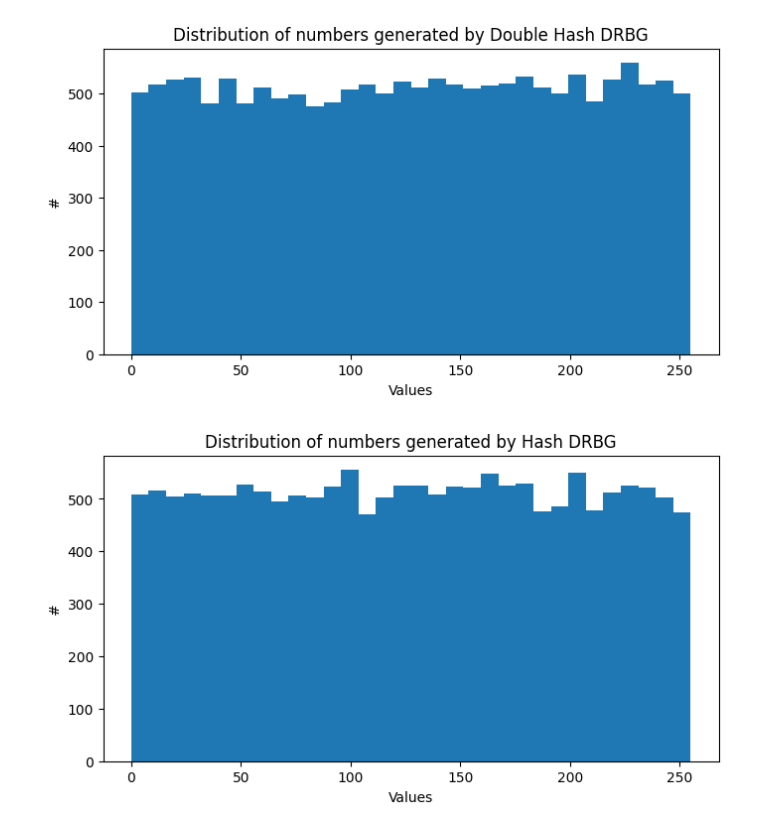
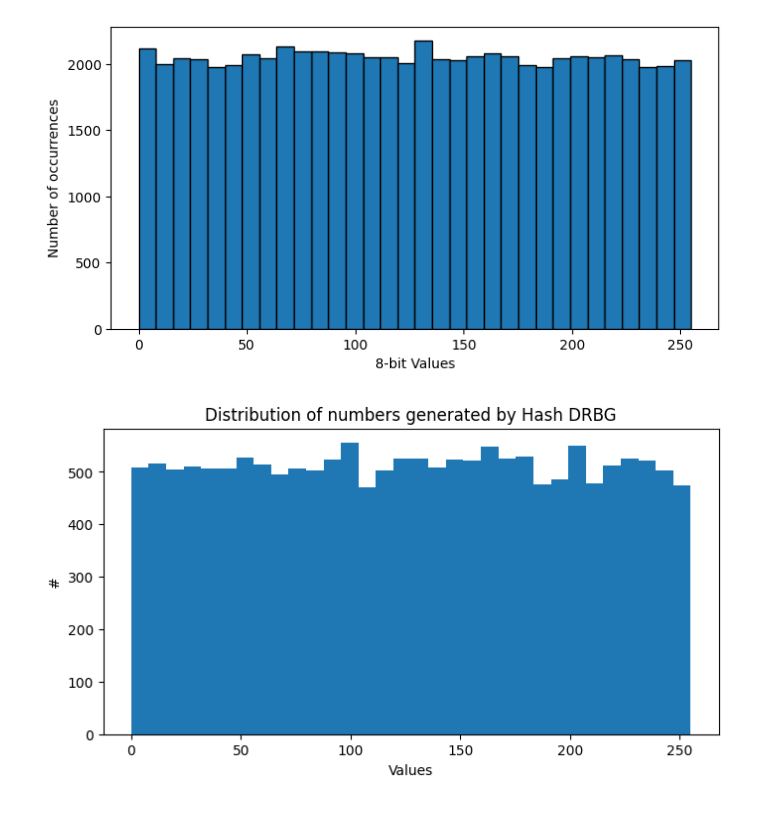
Before and after one commit to Siromanec/video-scrambler, a Jupyter notebook: notebooks/randomness_validation/validate-randomness.ipynb, the cells around one changed output. Drawn from its saved outputs; the diff is of its cells as text; code cells hidden in the pictures.

```diff
--- a/notebooks/randomness_validation/validate-randomness.ipynb
+++ b/notebooks/randomness_validation/validate-randomness.ipynb
@@ -1,19 +1,20 @@
 # %%
 import matplotlib.pyplot as plt
 # %%
-file_name = "random_output_hash_drbg_sha256.txt"
+file_name = "random_output_hash_drbg.txt"
 with open(file_name, "r") as f:
     contents = f.read()
 double_drbg = [int(contents[i:i+2], base=16) for i in range(0, len(contents)//2, 2)]
 # %%
 plt.figure(figsize=(8,4))
-plt.title("Distribution of numbers generated by Double Hash DRBG")
-plt.ylabel("#")
-plt.xlabel("Values")
-plt.hist(double_drbg, bins=32)
+# plt.title("Distribution of numbers generated by Double Hash DRBG")
+plt.ylabel("Number of occurrences")
+plt.xlabel("8-bit Values")
+plt.hist(double_drbg, bins=32, ec="k")
+plt.savefig("hash_drbg.pdf")
 plt.show()
 # %% [output]
-[figure, old version]
+[figure, new version]
 # %%
 file_name = "random_output_hash_drbg.txt"
 with open(file_name, "r") as f:
```
Also changed, not shown: parts of 5 cells of this notebook, 24 other files.
